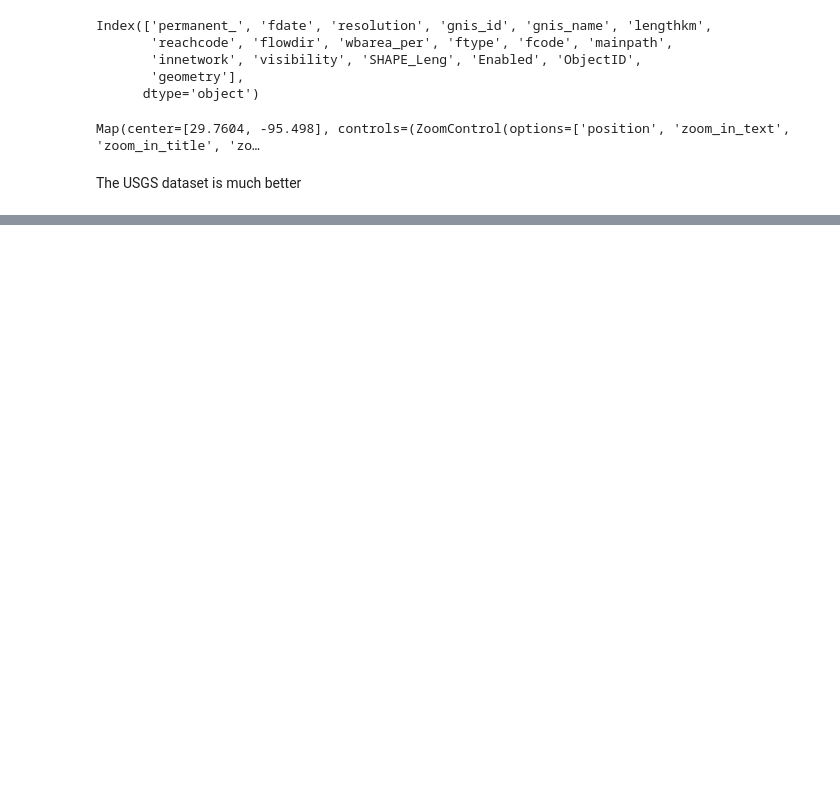
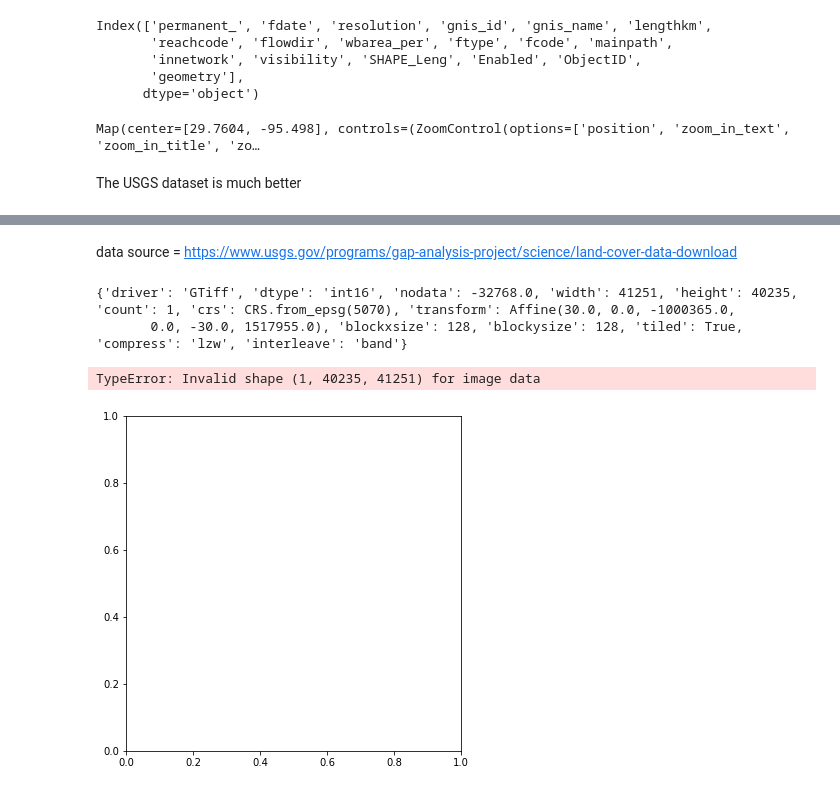
Before and after one commit to JustinGOSSES/river-maps-experiments, a Jupyter notebook: notebooks/Exploration.ipynb, the cells around one changed output, grey strips where cells are left out. Cells and saved outputs as stored; diff of their text form; code cells hidden in the pictures; blank space fills up the shorter version.

```diff
--- a/notebooks/Exploration.ipynb
+++ b/notebooks/Exploration.ipynb
@@ -283,0 +421,2 @@ The USGS dataset is much better
+# %% [markdown]
+data source = https://www.usgs.gov/programs/gap-analysis-project/science/land-cover-data-download
@@ -283,0 +431,25 @@ The USGS dataset is much better
+# %%
+path_to_ecosystems_tif = "../data/gaplf2011lc_v30_TX/gaplf2011lc_v30_tx.tif"
+# %%
+with rasterio.open(path_to_ecosystems_tif) as src:
+    print(src.profile)
+# %% [output]
+{'driver': 'GTiff', 'dtype': 'int16', 'nodata': -32768.0, 'width': 41251, 'height': 40235, 'count': 1, 'crs': CRS.from_epsg(5070), 'transform': Affine(30.0, 0.0, -1000365.0,
+       0.0, -30.0, 1517955.0), 'blockxsize': 128, 'blockysize': 128, 'tiled': True, 'compress': 'lzw', 'interleave': 'band'}
+# %%
+#https://rasterio.readthedocs.io/en/latest/topics/windowed-rw.html
+#rasterio.windows.Window(col_off, row_off, width, height)
+#window = rasterio.windows.Window(1024, 1024, 1280, 2560)
+
+with rasterio.open(path_to_ecosystems_tif) as src:
+    subset = src.read()
+
+plt.figure(figsize=(6,8.5))
+plt.imshow(subset)
+plt.colorbar(shrink=0.001)
+# plt.title(f'Band 4 Subset\n{window}')
+plt.xlabel('Column #')
+plt.ylabel('Row #')
+# %% [output]
+TypeError: Invalid shape (1, 40235, 41251) for image data
+[figure, added]
```
Also changed, not shown: parts of 30 cells of this notebook.
